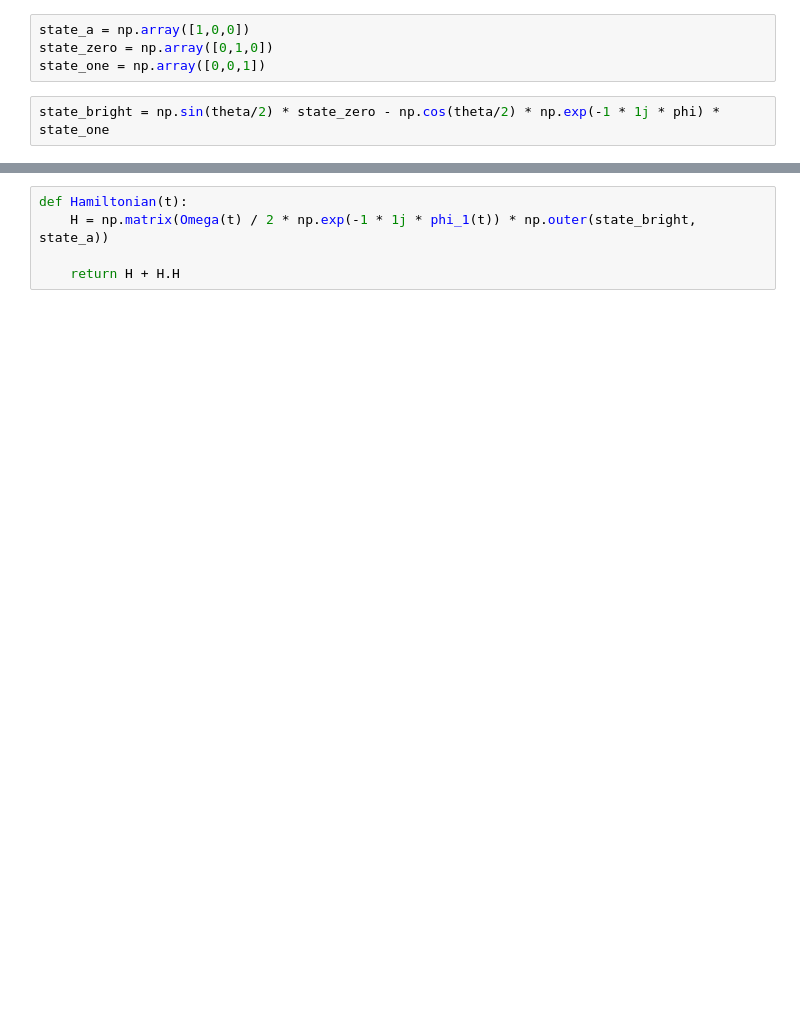
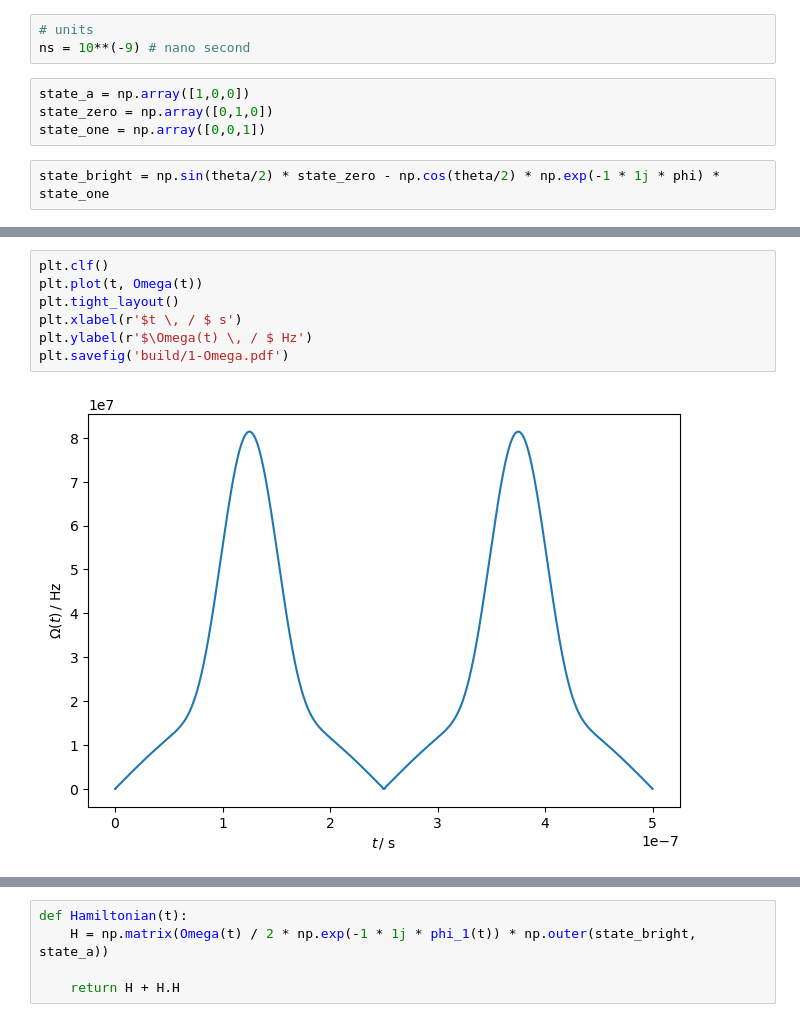
Before and after one commit to dormail/Quantum-Information-2, a Jupyter notebook: term_project/single_qubit_x.ipynb, the cells around one changed output, grey strips where cells are left out. Drawn from its saved outputs; the diff is of its cells as text; blank space fills up the shorter version.

Commit message:
ipynb to reproduce plot

```diff
--- a/term_project/single_qubit_x.ipynb
+++ b/term_project/single_qubit_x.ipynb
@@ -3,6 +8,9 @@ import numpy as np
 # %%
 theta = np.pi / 2
 phi = 0
+# %%
+# units
+ns = 10**(-9) # nano second
 # %%
 state_a = np.array([1,0,0])
 state_zero = np.array([0,1,0])
@@ -23,0 +65,9 @@ def phi_1(t):
+# %%
+plt.clf()
+plt.plot(t, Omega(t))
+plt.tight_layout()
+plt.xlabel(r'$t \, / $ s')
+plt.ylabel(r'$\Omega(t) \, / $ Hz')
+plt.savefig('build/1-Omega.pdf')
+# %% [output]
+[figure, added]
```
Also changed, not shown: parts of 19 cells of this notebook.
